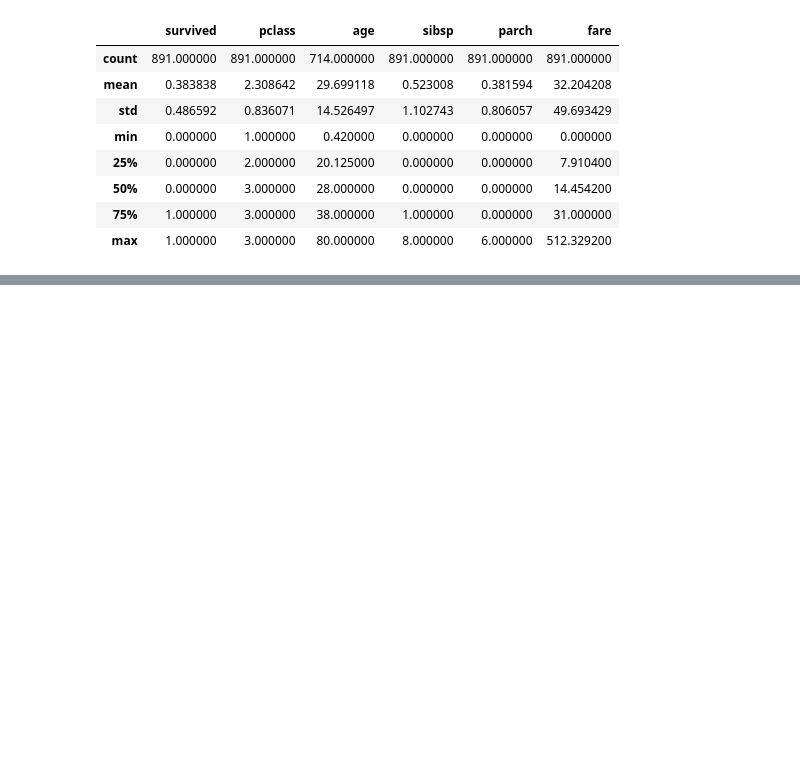
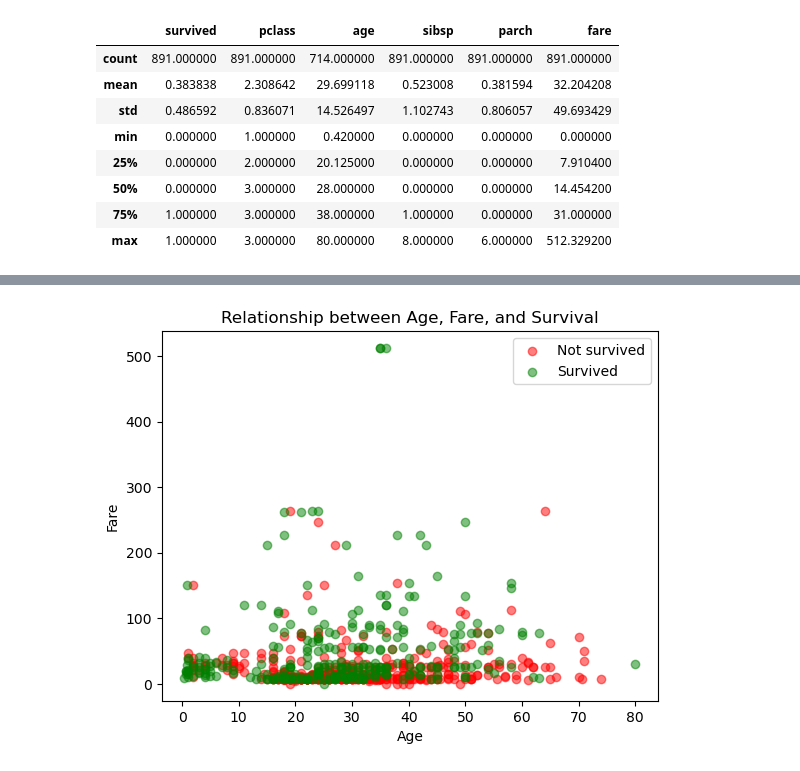
Before and after one commit to diaa-hariri/nomades_python_software_engineer, a Jupyter notebook: numpy_pandas/student_exercises/corrections/pandas/titanic.ipynb, the cells around one changed output, grey strips where cells are left out. Cells and saved outputs as stored; diff of their text form; code cells hidden in the pictures; blank space fills up the shorter version.

```diff
--- a/numpy_pandas/student_exercises/corrections/pandas/titanic.ipynb
+++ b/numpy_pandas/student_exercises/corrections/pandas/titanic.ipynb
@@ -80,0 +174,7 @@ titanic["age"].fillna(titanic["age"].mean(), inplace=True)
+# %%
+# Create age categories
+bins = [0, 18, 30, 50, titanic["age"].max()]  # Define your age bins as needed
+labels = ['0-17', '18-29', '30-49', '50+']  # Label each bin
+
+titanic["age_category"] = pd.cut(titanic["age"], bins=bins, labels=labels, right=False)
+titanic["age_category"].value_counts()
@@ -80,0 +243,21 @@ titanic["age"].fillna(titanic["age"].mean(), inplace=True)
+# %%
+# Créer un nuage de points (plt.scatter) pour représenter la relation entre l'âge (Age) et le prix du billet (Fare) en fonction de la survie.
+plt.scatter(
+  titanic[titanic.survived == 0].age,
+  titanic[titanic.survived == 0].fare,
+  color="red", label="Not survived", alpha=0.5
+)
+plt.scatter(
+  titanic[titanic.survived == 1].age,
+  titanic[titanic.survived == 1].fare,
+  color="green", label="Survived", alpha=0.5
+)
+
+plt.title('Relationship between Age, Fare, and Survival')
+plt.xlabel('Age')
+plt.ylabel('Fare')
+plt.legend()
+
+plt.show()
+# %% [output]
+[figure, added]
```
Also changed, not shown: parts of 15 cells of this notebook, 12 other files.
